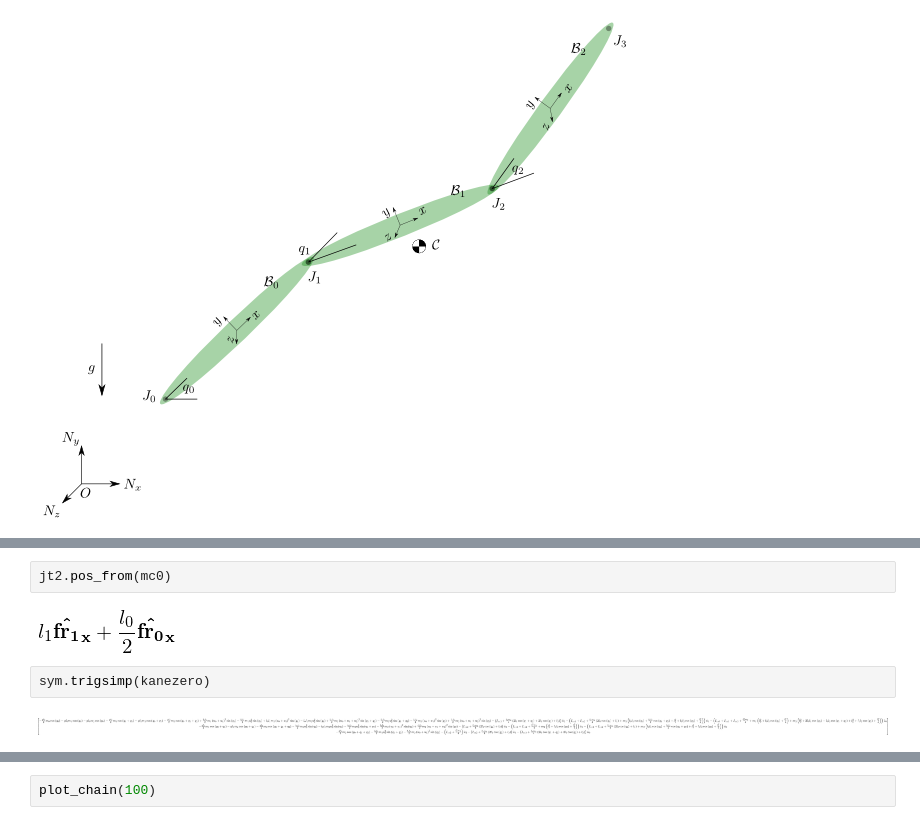
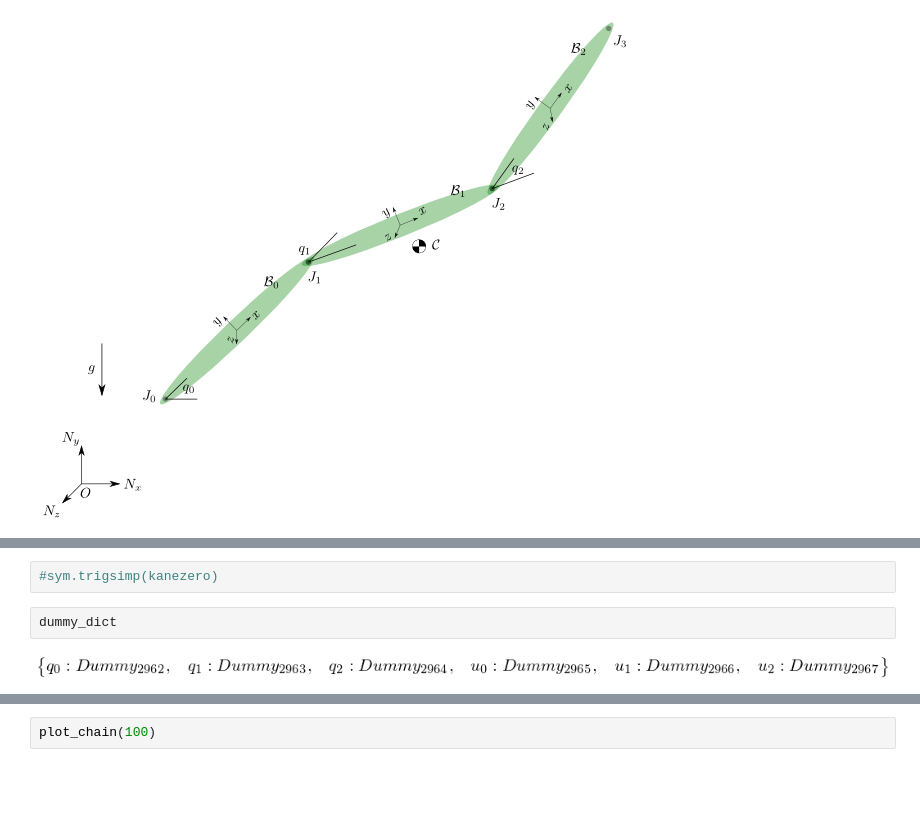
Before and after one commit to isaacyeaton/snaketurn, a Jupyter notebook: 3 link snake - fixed head.ipynb, the cells around one changed output, grey strips where cells are left out. Cells and saved outputs as stored; diff of their text form; blank space fills up the shorter version.

```diff
--- a/3 link snake - fixed head.ipynb
+++ b/3 link snake - fixed head.ipynb
@@ -156,11 +151,9 @@ sym.simplify(fr1.dcm(fr0))
-# %%
-jt2.pos_from(mc0)
-# %% [output]
-[figure, removed]
 # %%
-sym.trigsimp(kanezero)
+#sym.trigsimp(kanezero)
-# %% [output]
-[figure, removed]
+# %%
+dummy_dict
+# %% [output]
+[figure, added]
 # %%
 # parameter values
 ls = .25                          # segment lengths
```
Also changed, not shown: parts of 12 cells of this notebook.
